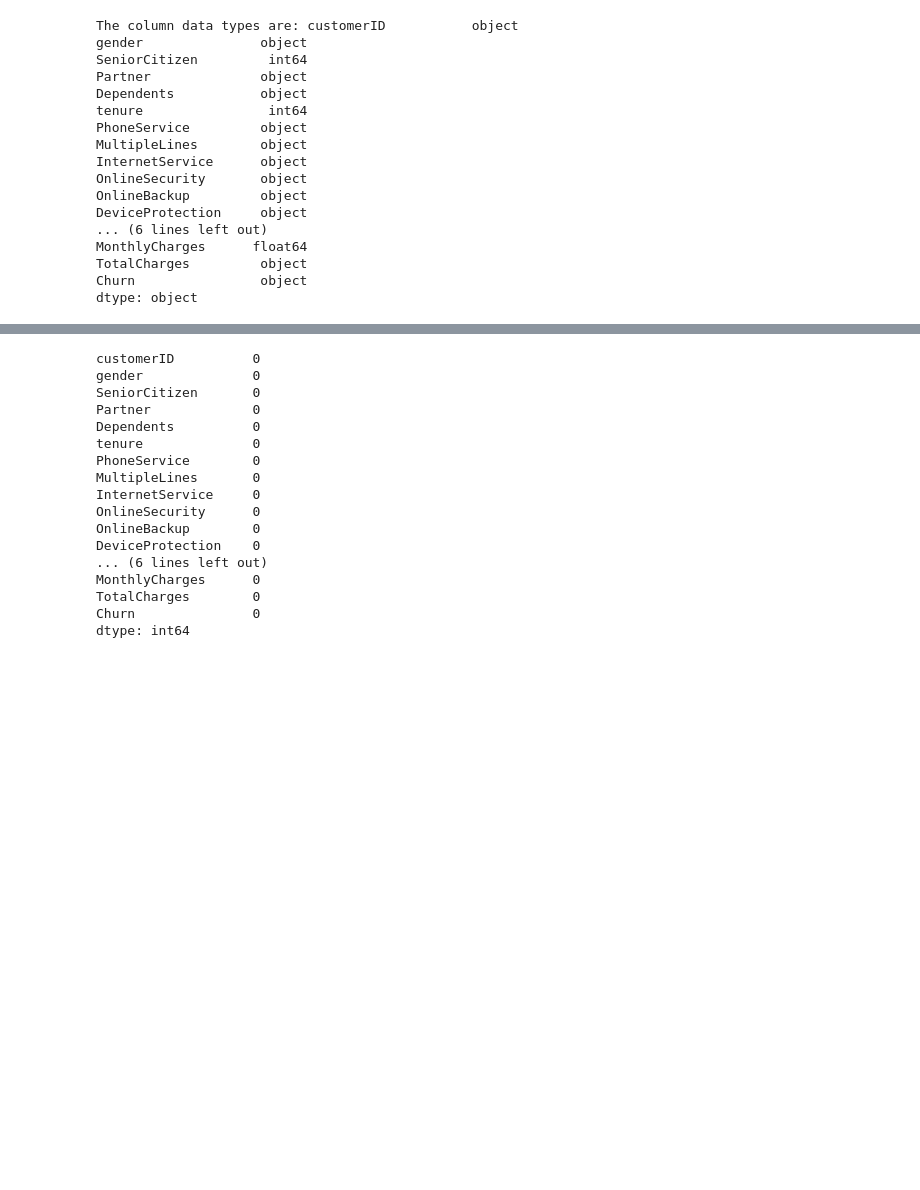
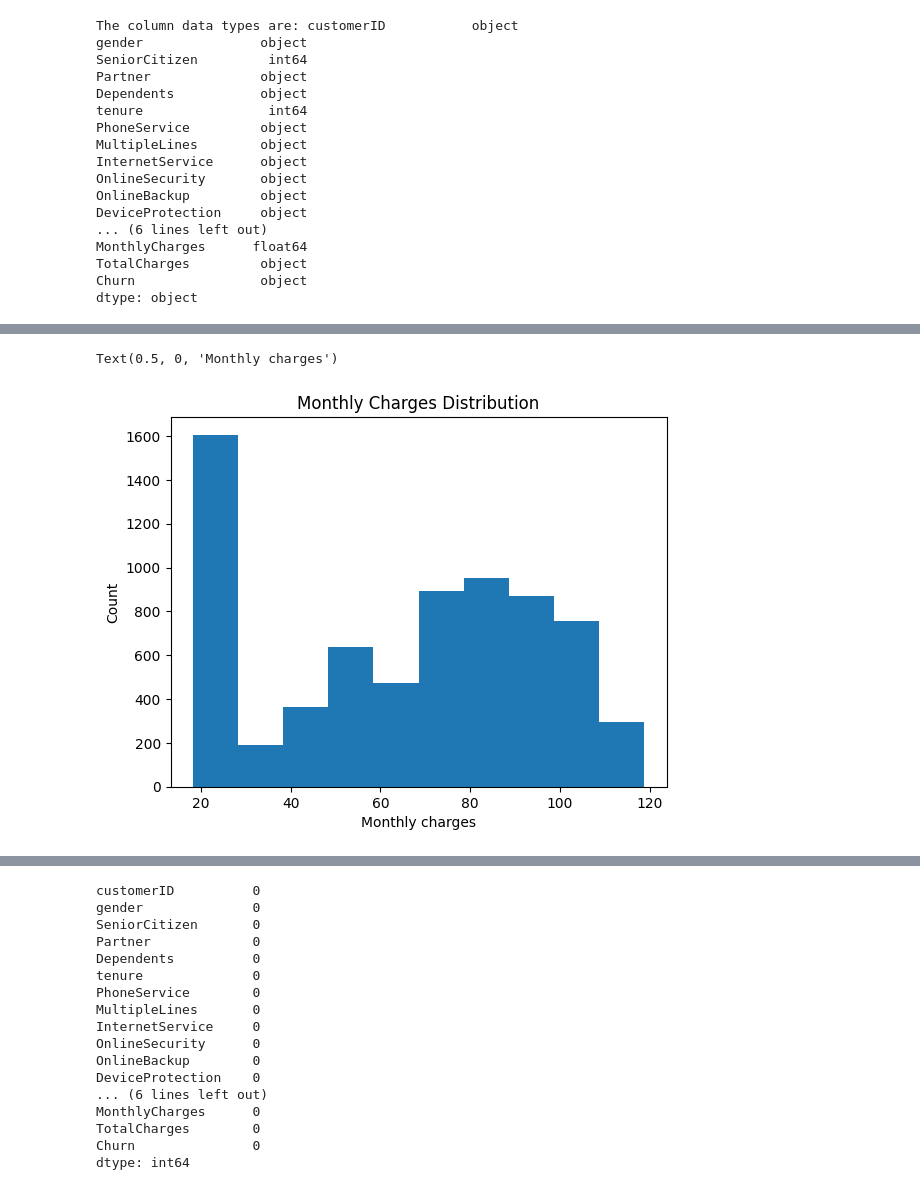
Before and after one commit to Levice085/Customer_churn_prediction, a Jupyter notebook: customer_churn_prediction.ipynb, the cells around one changed output, grey strips where cells are left out. Cells and saved outputs as stored; diff of their text form; code cells hidden in the pictures; blank space fills up the shorter version.

```diff
--- a/customer_churn_prediction.ipynb
+++ b/customer_churn_prediction.ipynb
@@ -77,0 +90,11 @@ Name: count, dtype: int64
+# %%
+#Monthly charges distribution
+df["MonthlyCharges"].plot(
+    kind = 'hist',
+    title = 'Monthly Charges Distribution'
+)
+plt.ylabel('Count')
+plt.xlabel('Monthly charges')
+# %% [output]
+Text(0.5, 0, 'Monthly charges')
+[figure, added]
```
Also changed, not shown: parts of 7 cells of this notebook.
